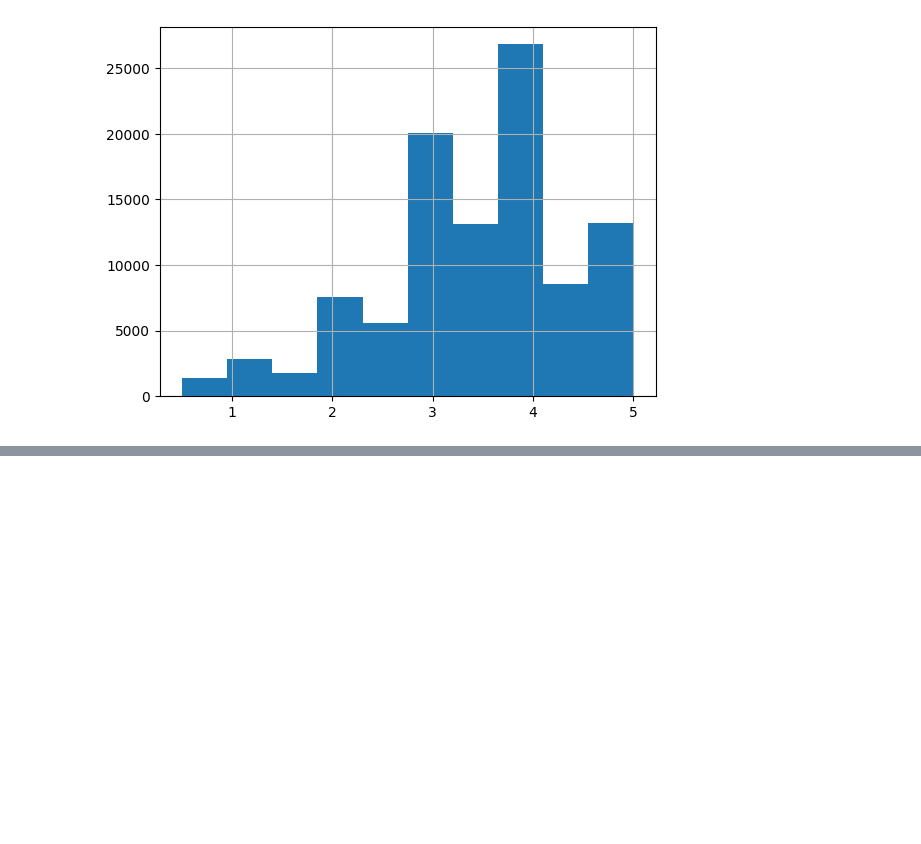
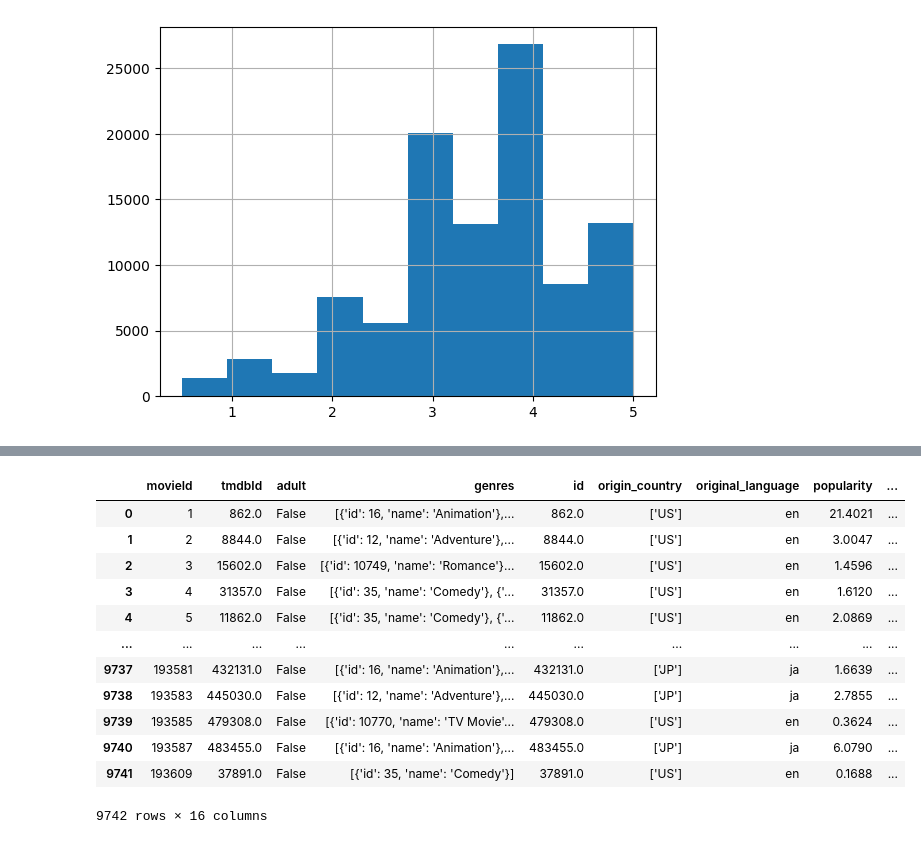
Before and after one commit to 3lis0/Movies-Recommendation-System, a Jupyter notebook: NoteBooks/Israa_project.ipynb, the cells around one changed output, grey strips where cells are left out. Saved outputs shown, nothing was run; the diff lists cells and outputs as text; code cells hidden in the pictures; blank space fills up the shorter version.

```diff
--- a/NoteBooks/Israa_project.ipynb
+++ b/NoteBooks/Israa_project.ipynb
@@ -89,0 +135,16 @@ Unique movies: 9724
+# %%
+new_movies
+# %% [output]
+|  | movieId | tmdbId | adult | genres | id | origin_country | original_language | popularity | ... |
+| 0 | 1 | 862.0 | False | [{'id': 16, 'name': 'Animation'},... | 862.0 | ['US'] | en | 21.4021 | ... |
+| 1 | 2 | 8844.0 | False | [{'id': 12, 'name': 'Adventure'},... | 8844.0 | ['US'] | en | 3.0047 | ... |
+| 2 | 3 | 15602.0 | False | [{'id': 10749, 'name': 'Romance'}... | 15602.0 | ['US'] | en | 1.4596 | ... |
+| 3 | 4 | 31357.0 | False | [{'id': 35, 'name': 'Comedy'}, {'... | 31357.0 | ['US'] | en | 1.6120 | ... |
+| 4 | 5 | 11862.0 | False | [{'id': 35, 'name': 'Comedy'}, {'... | 11862.0 | ['US'] | en | 2.0869 | ... |
+| ... | ... | ... | ... | ... | ... | ... | ... | ... | ... |
+| 9737 | 193581 | 432131.0 | False | [{'id': 16, 'name': 'Animation'},... | 432131.0 | ['JP'] | ja | 1.6639 | ... |
+| 9738 | 193583 | 445030.0 | False | [{'id': 12, 'name': 'Adventure'},... | 445030.0 | ['JP'] | ja | 2.7855 | ... |
+| 9739 | 193585 | 479308.0 | False | [{'id': 10770, 'name': 'TV Movie'... | 479308.0 | ['US'] | en | 0.3624 | ... |
+| 9740 | 193587 | 483455.0 | False | [{'id': 16, 'name': 'Animation'},... | 483455.0 | ['JP'] | ja | 6.0790 | ... |
+| 9741 | 193609 | 37891.0 | False | [{'id': 35, 'name': 'Comedy'}] | 37891.0 | ['US'] | en | 0.1688 | ... |
+9742 rows × 16 columns
```
Also changed, not shown: parts of 20 cells of this notebook, 2 other files.
